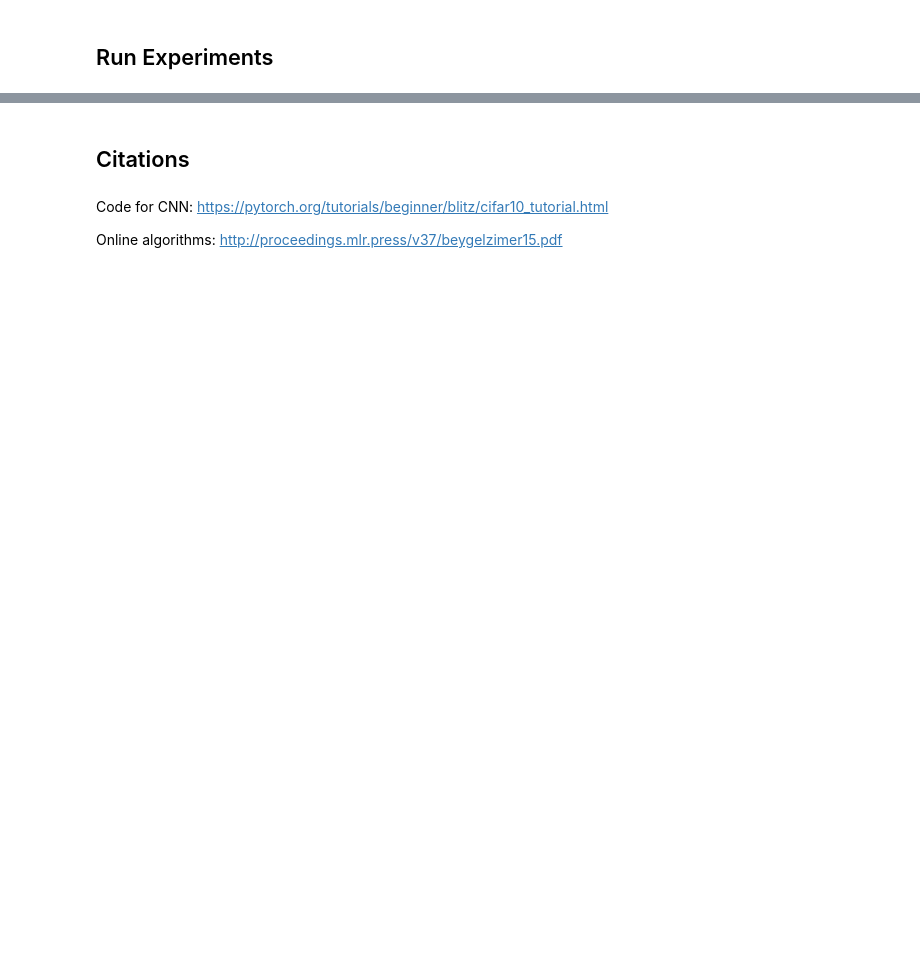
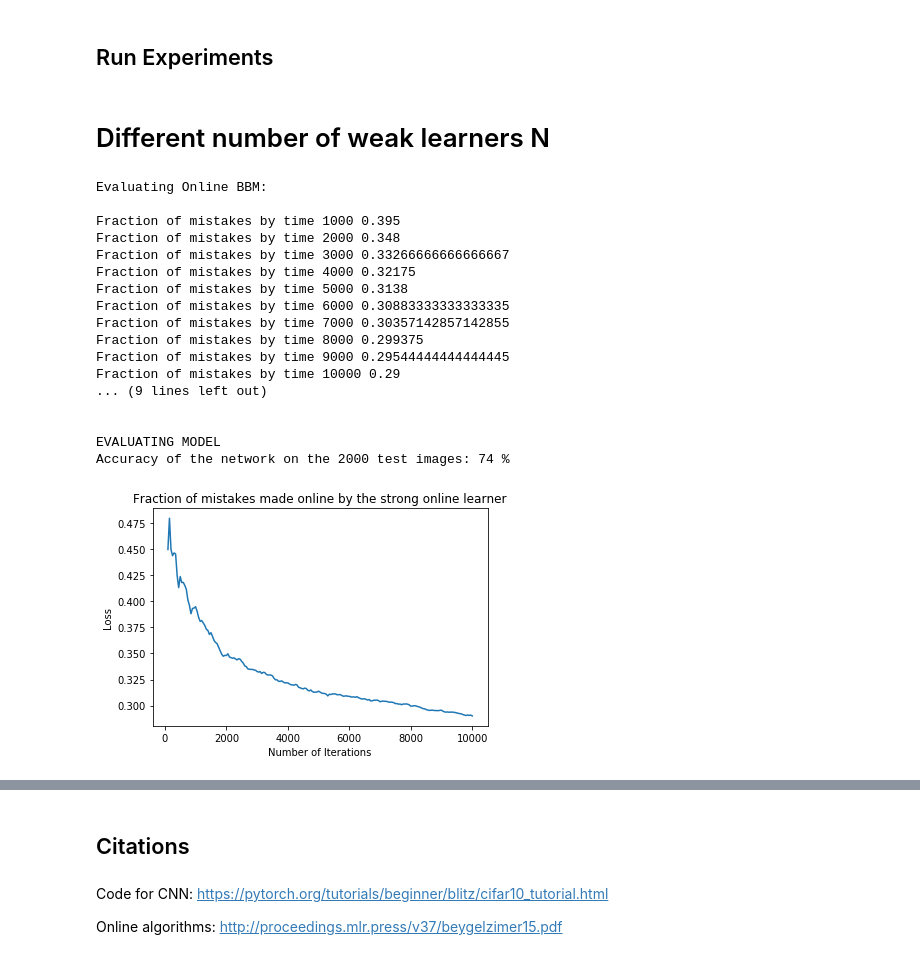
Before and after one commit to dqii/cos511_final_project, a Jupyter notebook: perc.ipynb, the cells around one changed output, grey strips where cells are left out. Drawn from its saved outputs; the diff is of its cells as text; code cells hidden in the pictures; blank space fills up the shorter version.

Commit message:
experiments for alg1 complete

```diff
--- a/perc.ipynb
+++ b/perc.ipynb
@@ -204,7 +221,7 @@ def baseline(weak_learner, T):
 def binom(a, b):
     return np.math.factorial(a) / (np.math.factorial(a-b) * np.math.factorial(b))
 
-def onlineBBM(weak_learners, T):
+def onlineBBM(weak_learners, T, gamma):
 
     # keep track of metrics every 100 iterations
     n_mistakes = 0
@@ -212,7 +229,6 @@ def onlineBBM(weak_learners, T):
     n_mistakes_over_time = []
 
     # parameters
-    gamma = 0.35
     N = len(weak_learners)
     s = np.zeros(N+1)
     k = np.zeros(N+1)
@@ -247,7 +263,7 @@ def onlineBBM(weak_learners, T):
             n_mistakes_WL[j-1] += (prediction != y).item()
 
             # pass training example to WL j with some probability
-            prob = 0 if max_w[j] == 0 else w[j]/max_w[j]
+            prob = 1 if max_w[j] == 0 else w[j]/max_w[j]
             if np.random.random_sample() < prob:
                 update_WL(weak_learners, x, y, j-1)
 #                 print("updating", j, "data", t)
@@ -271,7 +287,7 @@ def onlineBBM(weak_learners, T):
 # %% [markdown]
 # AdaBoost OL
 # %%
-def adaboostOL(weak_learners, T):
+def adaboostOL(weak_learners, T, gamma):
 
     # keep track of metrics every 100 iterations
     n_mistakes = 0
@@ -399,7 +415,7 @@ def evaluate_baseline(architecture, T):
 
     plot_loss(T, mistakes)
 
-def evaluate_onlineBBM(N, T, architecture):
+def evaluate_onlineBBM(N, T, architecture, gamma):
     print("\033[1mEvaluating Online BBM:\n\033[0m")
 
     # initialize N weak learners
@@ -408,8 +424,7 @@ def evaluate_onlineBBM(N, T, architecture):
         weak_learners.append(np.zeros(1024))
 
     # test
-    mistakes, weak_learners = onlineBBM(weak_learners, T)
-    print(weak_learners)
+    mistakes, weak_learners = onlineBBM(weak_learners, T, gamma)
     print()
     evaluate_WLs(weak_learners)
     print()
@@ -417,7 +432,7 @@ def evaluate_onlineBBM(N, T, architecture):
 
     plot_loss(T, mistakes)
 
-def evaluate_adaboostOL(N, T, architecture):
+def evaluate_adaboostOL(N, T, architecture, gamma):
     print("\033[1mEvaluating AdaBoost OL:\n\033[0m")
 
     # initialize N weak learners
@@ -425,7 +440,7 @@ def evaluate_adaboostOL(N, T, architecture):
     for _ in range(N):
         weak_learners.append(np.zeros(1024))
 
-    mistakes, alpha = adaboostOL(weak_learners, T)
+    mistakes, alpha = adaboostOL(weak_learners, T, gamma)
     print()
     evaluate_WLs(weak_learners)
     print()
@@ -492,10 +504,33 @@ Accuracy of the network on the 2000 test images: 73 %
 # %% [markdown]
 ## Run Experiments
 # %%
-def run_experiment(T=10000, N=10, net=0, model="bbm"):
+def run_experiment(T=10000, N=10, net=0, model="bbm", gamma=0.2):
     evaluate = dict(bbm=evaluate_onlineBBM, adaboost=evaluate_adaboostOL)
-    evaluate[model](N, T, net)
+    evaluate[model](N, T, net, gamma)
 
 # ignore net input
 # %%
 run_experiment(T=20000, N=5, net=0, model="adaboost")
+# %% [markdown]
+# Different number of weak learners N
+# %%
+run_experiment(T=10000, N=4, net=0, model="bbm", gamma=0.1661)
+# %% [output]
+Evaluating Online BBM:
+
+Fraction of mistakes by time 1000 0.395
+Fraction of mistakes by time 2000 0.348
+Fraction of mistakes by time 3000 0.33266666666666667
+Fraction of mistakes by time 4000 0.32175
+Fraction of mistakes by time 5000 0.3138
+Fraction of mistakes by time 6000 0.30883333333333335
+Fraction of mistakes by time 7000 0.30357142857142855
+Fraction of mistakes by time 8000 0.299375
+Fraction of mistakes by time 9000 0.29544444444444445
+Fraction of mistakes by time 10000 0.29
+... (9 lines left out)
+
+
+EVALUATING MODEL
+Accuracy of the network on the 2000 test images: 74 %
+[figure, added]
```
Also changed, not shown: parts of 19 cells of this notebook.
